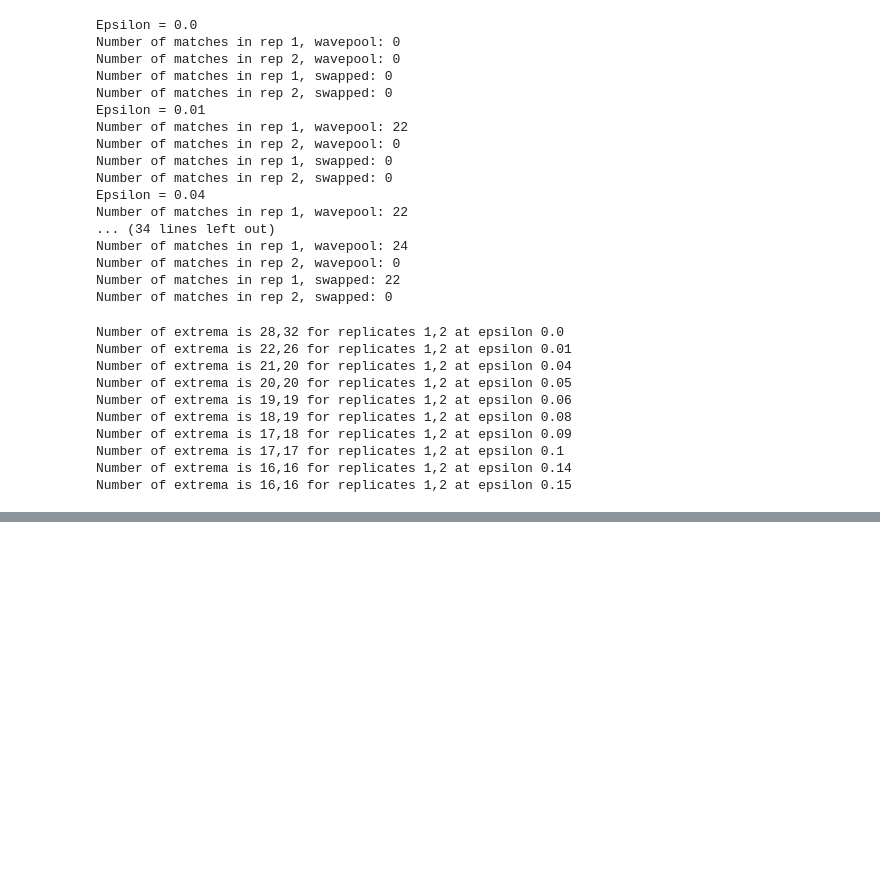
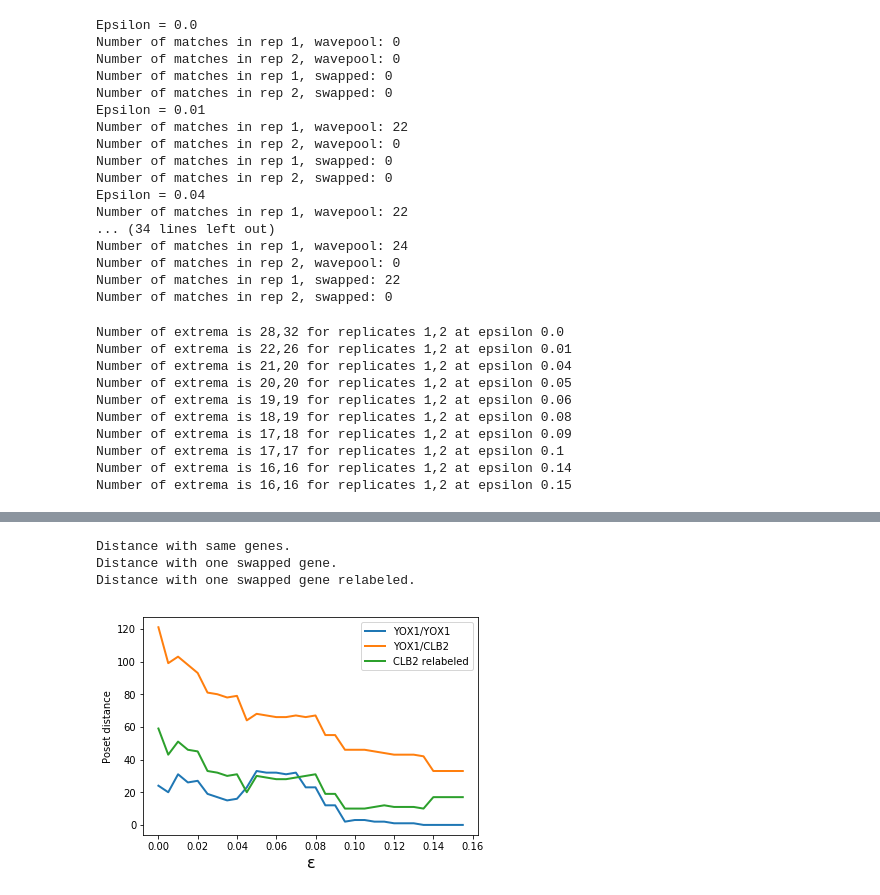
Before and after one commit to breecummins/min_interval_posets, a Jupyter notebook: scripts/Berry_2019_figures_results.ipynb, the cells around one changed output, grey strips where cells are left out. Cells and saved outputs as stored; diff of their text form; code cells hidden in the pictures; blank space fills up the shorter version.

```diff
--- a/scripts/Berry_2019_figures_results.ipynb
+++ b/scripts/Berry_2019_figures_results.ipynb
@@ -185,0 +223,22 @@ DSGRN.DrawGraphWithHighlightedPath(matching_graph, path_match)
+# %%
+posets4 = change_labels(posets3,"CLB2","YOX1")
+# %%
+def calc_dists(posets1,posets2):
+    dists = []
+    sizes = []
+    for p1,p2 in zip(posets1,posets2):
+        g1 = poset_distance.poset_to_nx_graph(p1[1])
+        g2 = poset_distance.poset_to_nx_graph(p2[1])
+        sizes.append((len(g1.nodes())+len(g1.edges()), len(g2.nodes())+len(g2.edges())))
+        dists.append(poset_distance.dag_distance(g1,g2))
+    return dists,sizes
+# %%
+def plot_dists(epsilons,dists,label,ylabel="Poset distance"):
+    plt.plot(epsilons,dists,linewidth=2,label=label)
+    plt.xlabel(r"$\mathrm{\epsilon}$",fontsize=16)
+    plt.ylabel(ylabel)
+    plt.legend()
+# %%
+dists12,sizes12 = calc_dists(posets1,posets2)
+dists13,sizes13 = calc_dists(posets1,posets3)
+dists14,sizes14 = calc_dists(posets1,posets4)
@@ -185,0 +252,13 @@ DSGRN.DrawGraphWithHighlightedPath(matching_graph, path_match)
+# %%
+print("Distance with same genes.")
+plot_dists(epsilons,dists12,ylabel="Poset distance",label="YOX1/YOX1")
+print("Distance with one swapped gene.")
+plot_dists(epsilons,dists13,ylabel="Poset distance",label="YOX1/CLB2")
+print("Distance with one swapped gene relabeled.")
+plot_dists(epsilons,dists14,ylabel="Poset distance",label="CLB2 relabeled")
+plt.savefig("poset_distances.pdf")
+# %% [output]
+Distance with same genes.
+Distance with one swapped gene.
+Distance with one swapped gene relabeled.
+[figure, added]
```
Also changed, not shown: parts of 9 cells of this notebook, 4 other files.
